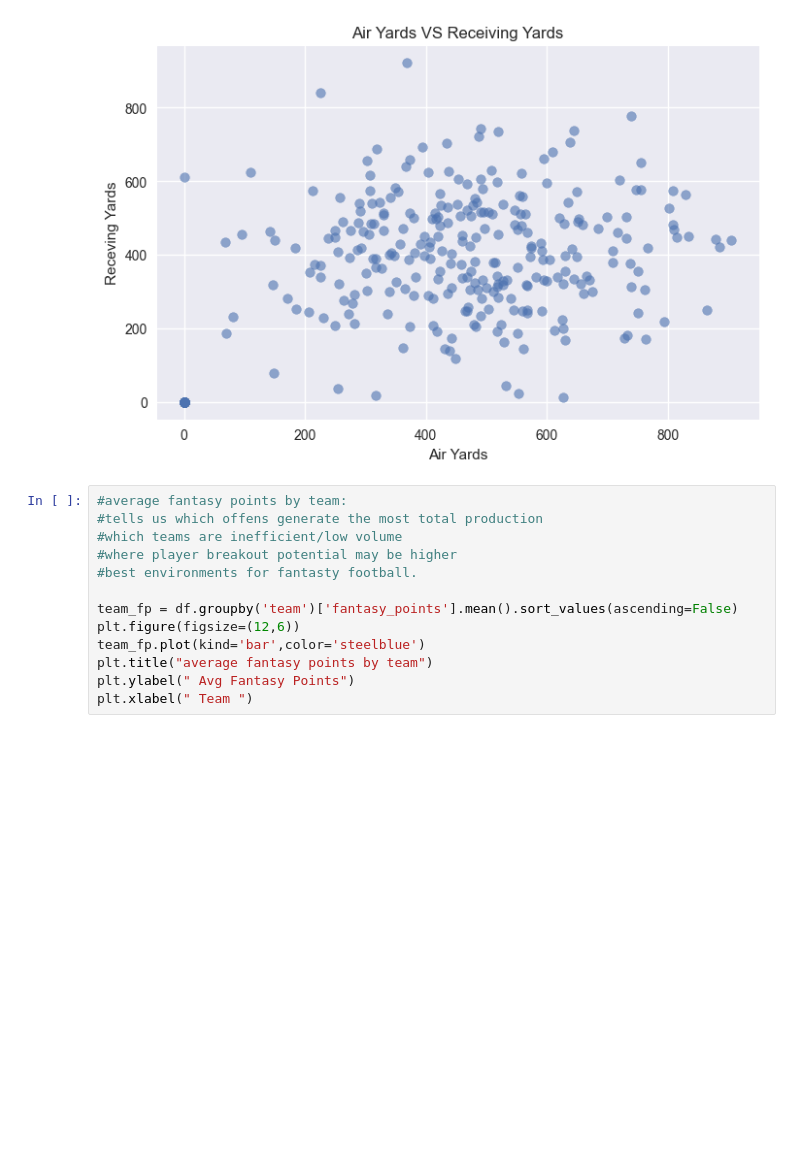
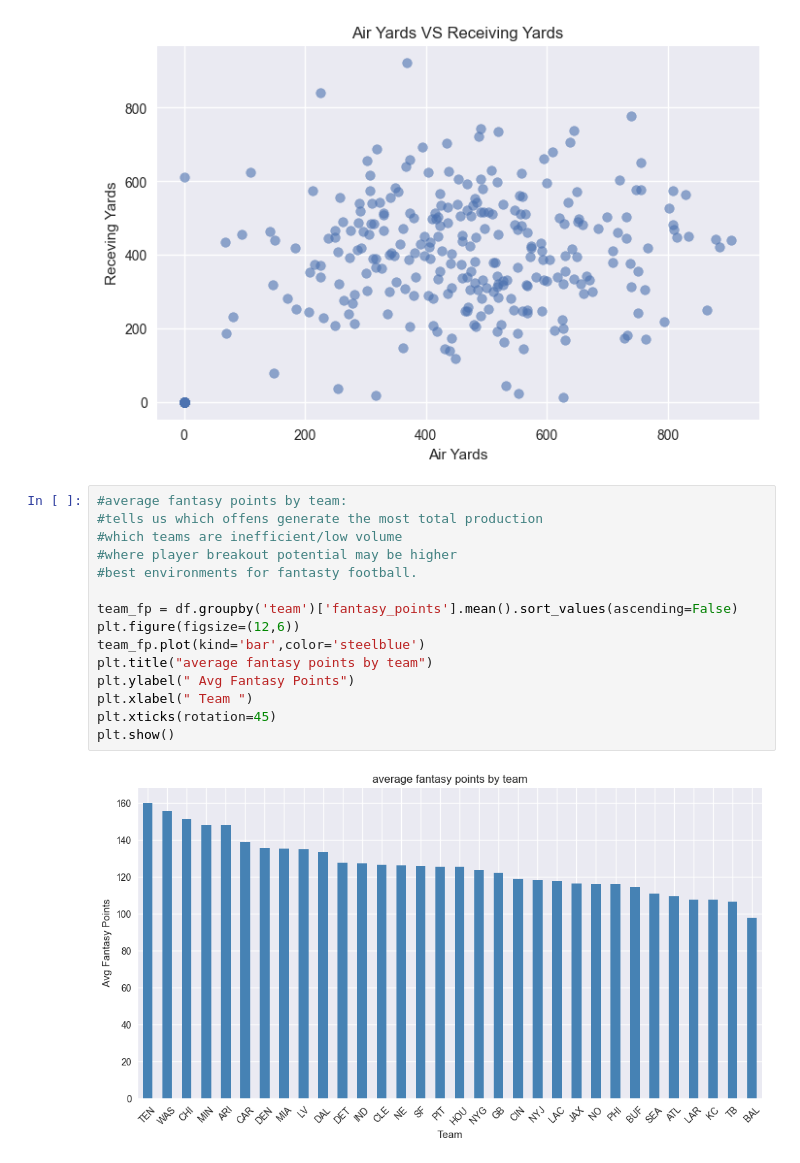
Before and after one commit to reqatto/nfl_data, a Jupyter notebook: analysis.ipynb, the cells around one changed output. Cells and saved outputs as stored; diff of their text form; blank space fills up the shorter version.

```diff
--- a/analysis.ipynb
+++ b/analysis.ipynb
@@ -150,13 +150,17 @@ plt.show()
 # %%
 #average fantasy points by team:
 #tells us which offens generate the most total production
 #which teams are inefficient/low volume
 #where player breakout potential may be higher
 #best environments for fantasty football.
 
 team_fp = df.groupby('team')['fantasy_points'].mean().sort_values(ascending=False)
 plt.figure(figsize=(12,6))
 team_fp.plot(kind='bar',color='steelblue')
 plt.title("average fantasy points by team")
 plt.ylabel(" Avg Fantasy Points")
 plt.xlabel(" Team ")
+plt.xticks(rotation=45)
+plt.show()
+# %% [output]
+[figure, added]
```
Also changed, not shown: parts of 8 cells of this notebook, 2 other files.
